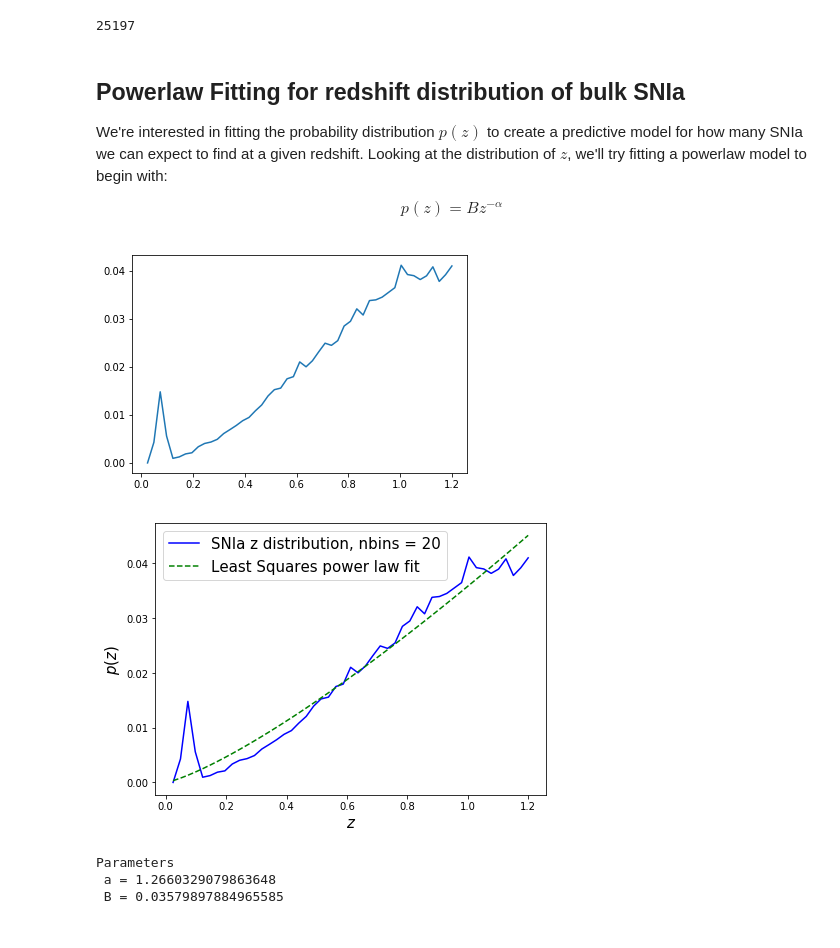
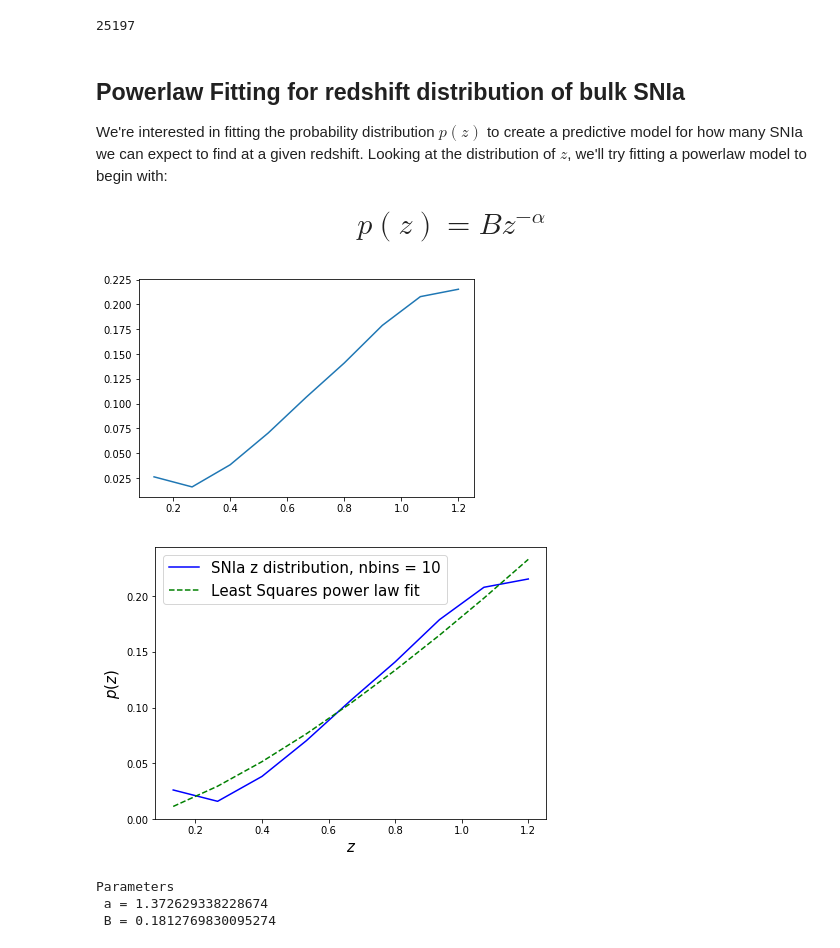
Before and after one commit to tlmakinen/supernova_classification, a Jupyter notebook: selection_function.ipynb, the cells around one changed output. Drawn from its saved outputs; the diff is of its cells as text; code cells hidden in the pictures.

Commit message:
redshift distribution fit

```diff
--- a/selection_function.ipynb
+++ b/selection_function.ipynb
@@ -464,14 +464,14 @@ len(Z_predict)
 
 We're interested in fitting the probability distribution $p(z)$ to create a predictive model for how many SNIa we can expect to find at a given redshift. Looking at the distribution of $z$, we'll try fitting a powerlaw model to begin with:
 
-$$p(z) = Bz^{-\alpha}$$
+# $$p(z) = Bz^{-\alpha}$$
 # %%
 # define our powerlaw function we want to fit
 def powerlaw_z(z, a, b):
     return b * z**(a)
 # %%
 # next, bin the data. Let's choose nbins = 20 to start.
-nbins = 50
+nbins = 10
 zdata = data_all['GENZ'].values
 
 bins = np.linspace(0, max(zdata), nbins)
@@ -487,7 +487,7 @@ y_norm = y_values / np.sum(y_values)   # this is a probability distribution,
 plt.plot(z_values,y_values / np.sum(y_values))
 plt.show()
 # %% [output]
-[figure, old version]
+[figure, new version]
 # %%
 # now fit the powerlaw model using scipy.optimize.curvefit
 #(nonlinear least squares fiting)
@@ -500,19 +500,21 @@ B_fit = powerlaw_fit[0][1]
 # %%
 fig,ax = fig,axs = plt.subplots(1, 1, figsize = (7,5))
 ax.plot(z_values,y_values/(np.sum(y_values)), color = 'b',
-        label='SNIa z distribution, nbins = 20')        # data
+        label='SNIa z distribution, nbins = {}'.format(nbins))        # data
 ax.plot(z_values, powerlaw_z(z_values, a_fit, B_fit),
         color = 'g', linestyle = '--', label = r'Least Squares power law fit')
 
 
 ax.set_xlabel('$z$', fontsize=15)
 ax.set_ylabel('$p(z)$', fontsize=15)
 plt.legend(loc = 'best', fontsize=15)
+plt.savefig(fname='/mnt/c/Users/lucas/Documents/Fall2018/Imperial_2018/JP2/plots/paper_figs/powerlaw.png', dpi='figure')
 plt.show()
 
+
 print("Parameters \n a = {} \n B = {}".format(a_fit, B_fit))
 # %% [output]
-[figure, old version]
+[figure, new version]
 Parameters
- a = 1.2660329079863648
- B = 0.03579897884965585
+ a = 1.372629338228674
+ B = 0.1812769830095274
```
Also changed, not shown: 1 other file.
